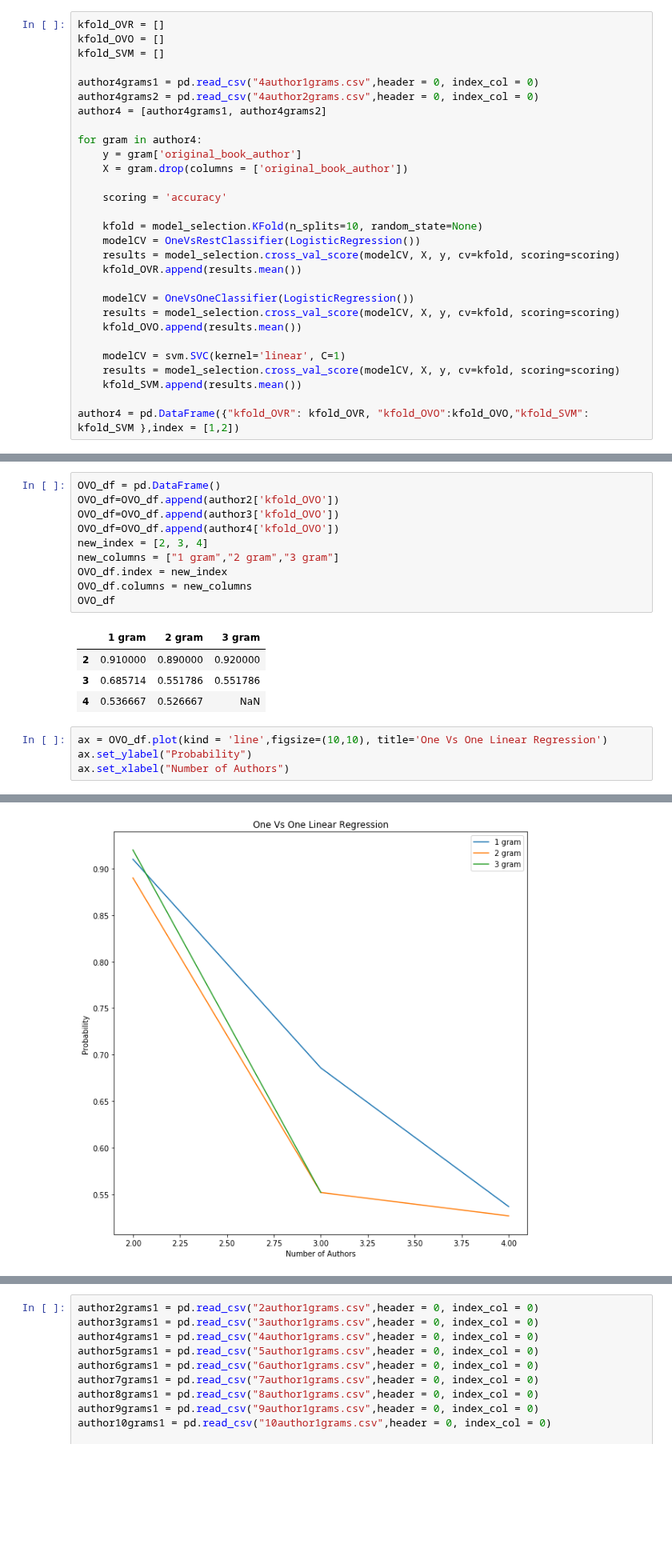
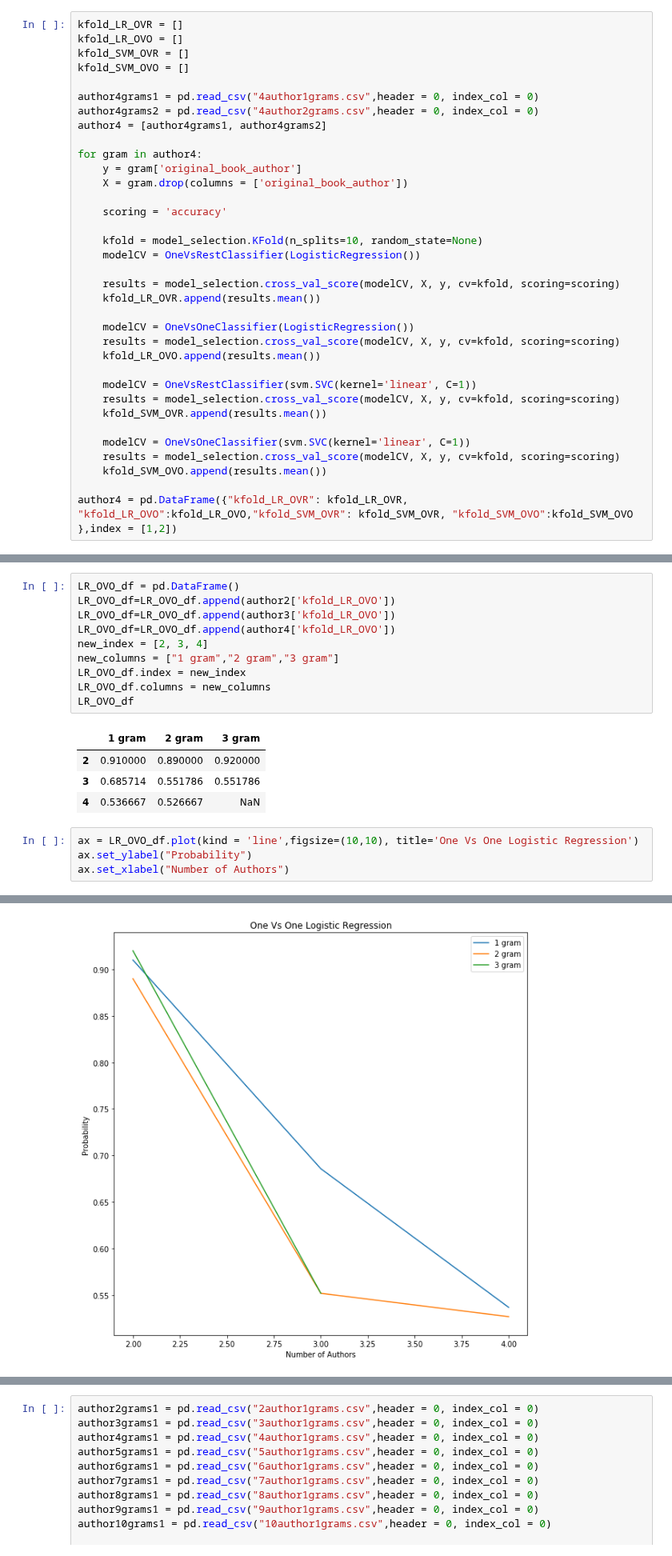
Before and after one commit to clararichter/authorship-identification, a Jupyter notebook: Modeling.ipynb, the cells around one changed output, grey strips where cells are left out. Shown at 80% size. Cells and saved outputs as stored; diff of their text form; blank space fills up the shorter version.

```diff
--- a/Modeling.ipynb
+++ b/Modeling.ipynb
@@ -112,7 +127,8 @@ Text(0.5,0,'Number of Grams')
 # %%
-kfold_OVR = []
-kfold_OVO = []
-kfold_SVM = []
+kfold_LR_OVR = []
+kfold_LR_OVO = []
+kfold_SVM_OVR = []
+kfold_SVM_OVO = []
 
 author4grams1 = pd.read_csv("4author1grams.csv",header = 0, index_col = 0)
 author4grams2 = pd.read_csv("4author2grams.csv",header = 0, index_col = 0)
@@ -126,18 +142,23 @@ for gram in author4:
 
     kfold = model_selection.KFold(n_splits=10, random_state=None)
     modelCV = OneVsRestClassifier(LogisticRegression())
+
     results = model_selection.cross_val_score(modelCV, X, y, cv=kfold, scoring=scoring)
-    kfold_OVR.append(results.mean())
+    kfold_LR_OVR.append(results.mean())
 
     modelCV = OneVsOneClassifier(LogisticRegression())
     results = model_selection.cross_val_score(modelCV, X, y, cv=kfold, scoring=scoring)
-    kfold_OVO.append(results.mean())
+    kfold_LR_OVO.append(results.mean())
 
-    modelCV = svm.SVC(kernel='linear', C=1)
+    modelCV = OneVsRestClassifier(svm.SVC(kernel='linear', C=1))
     results = model_selection.cross_val_score(modelCV, X, y, cv=kfold, scoring=scoring)
-    kfold_SVM.append(results.mean())
+    kfold_SVM_OVR.append(results.mean())
 
-author4 = pd.DataFrame({"kfold_OVR": kfold_OVR, "kfold_OVO":kfold_OVO,"kfold_SVM": kfold_SVM },index = [1,2])
+    modelCV = OneVsOneClassifier(svm.SVC(kernel='linear', C=1))
+    results = model_selection.cross_val_score(modelCV, X, y, cv=kfold, scoring=scoring)
+    kfold_SVM_OVO.append(results.mean())
+
+author4 = pd.DataFrame({"kfold_LR_OVR": kfold_LR_OVR, "kfold_LR_OVO":kfold_LR_OVO,"kfold_SVM_OVR": kfold_SVM_OVR, "kfold_SVM_OVO":kfold_SVM_OVO },index = [1,2])
 # %%
 author4
 # %% [output]
@@ -154,23 +175,23 @@ Text(0.5,0,'Number of Grams')
 # %%
-OVO_df = pd.DataFrame()
-OVO_df=OVO_df.append(author2['kfold_OVO'])
-OVO_df=OVO_df.append(author3['kfold_OVO'])
-OVO_df=OVO_df.append(author4['kfold_OVO'])
+LR_OVO_df = pd.DataFrame()
+LR_OVO_df=LR_OVO_df.append(author2['kfold_LR_OVO'])
+LR_OVO_df=LR_OVO_df.append(author3['kfold_LR_OVO'])
+LR_OVO_df=LR_OVO_df.append(author4['kfold_LR_OVO'])
 new_index = [2, 3, 4]
 new_columns = ["1 gram","2 gram","3 gram"]
-OVO_df.index = new_index
-OVO_df.columns = new_columns
-OVO_df
+LR_OVO_df.index = new_index
+LR_OVO_df.columns = new_columns
+LR_OVO_df
 # %% [output]
 |  | 1 gram | 2 gram | 3 gram |
 | 2 | 0.910000 | 0.890000 | 0.920000 |
 | 3 | 0.685714 | 0.551786 | 0.551786 |
 | 4 | 0.536667 | 0.526667 | NaN |
 # %%
-ax = OVO_df.plot(kind = 'line',figsize=(10,10), title='One Vs One Linear Regression')
+ax = LR_OVO_df.plot(kind = 'line',figsize=(10,10), title='One Vs One Logistic Regression')
 ax.set_ylabel("Probability")
 ax.set_xlabel("Number of Authors")
 # %% [output]
 Text(0.5,0,'Number of Authors')
-[figure, old version]
+[figure, new version]
 # %%
```
Also changed, not shown: parts of 18 cells of this notebook.
